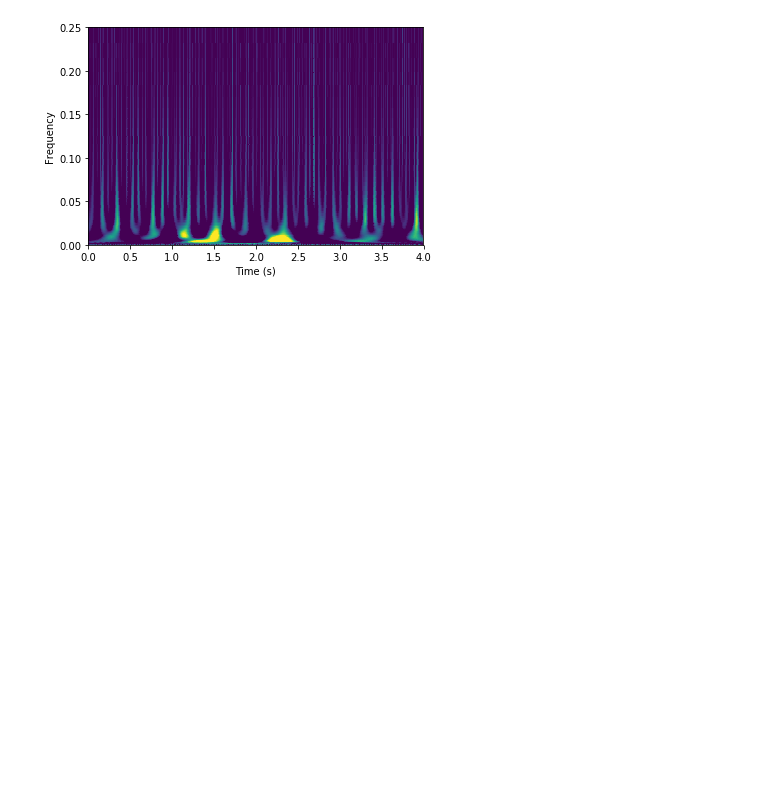
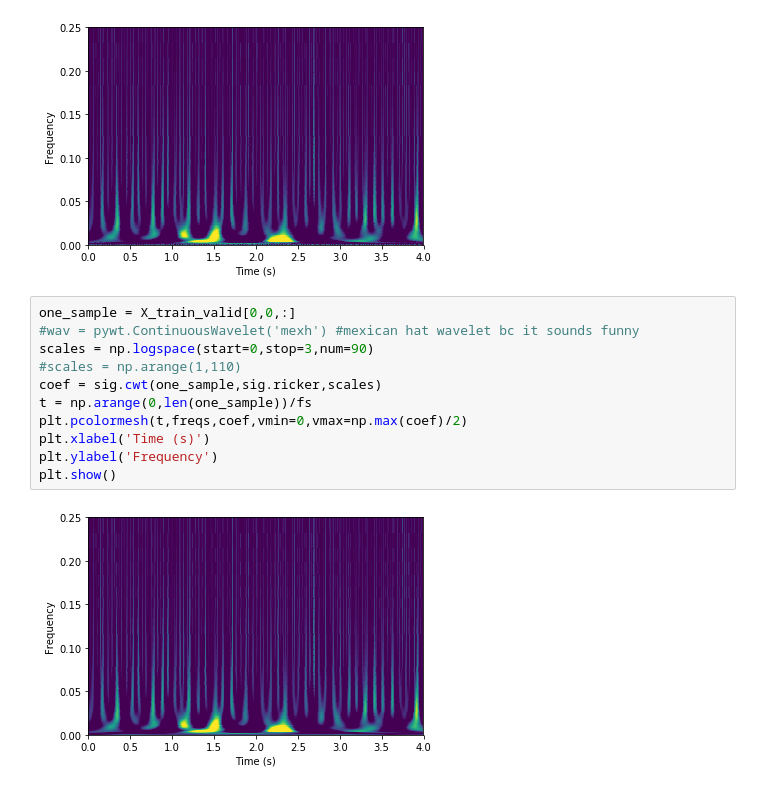
Before and after one commit to joshuaghannan/ECEC247DeepLearning, a Jupyter notebook: Data Transforms.ipynb, the cells around one changed output. Drawn from its saved outputs; the diff is of its cells as text; blank space fills up the shorter version.

Commit message:
Updated CWT to use scipy rather than pywt

```diff
--- a/Data Transforms.ipynb
+++ b/Data Transforms.ipynb
@@ -219,5 +219,18 @@ plt.ylabel('Frequency')
 plt.show()
 # %% [output]
 [figure]
+# %%
+one_sample = X_train_valid[0,0,:]
+#wav = pywt.ContinuousWavelet('mexh') #mexican hat wavelet bc it sounds funny
+scales = np.logspace(start=0,stop=3,num=90)
+#scales = np.arange(1,110)
+coef = sig.cwt(one_sample,sig.ricker,scales)
+t = np.arange(0,len(one_sample))/fs
+plt.pcolormesh(t,freqs,coef,vmin=0,vmax=np.max(coef)/2)
+plt.xlabel('Time (s)')
+plt.ylabel('Frequency')
+plt.show()
+# %% [output]
+[figure, added]
 # %%
 # FUNCTION TO COMPUTE CWT OF DATA
```
Also changed, not shown: parts of 5 cells of this notebook.
